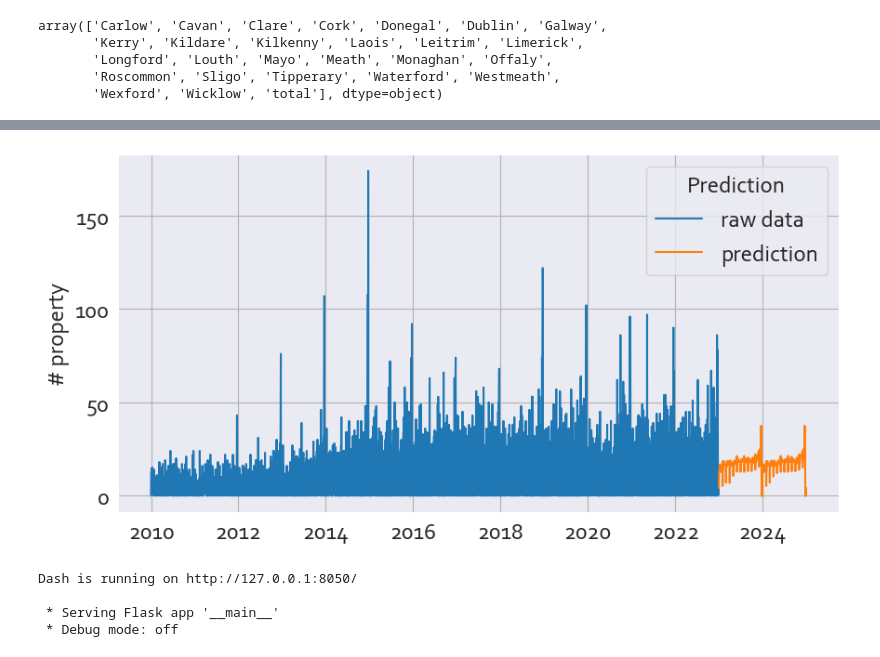
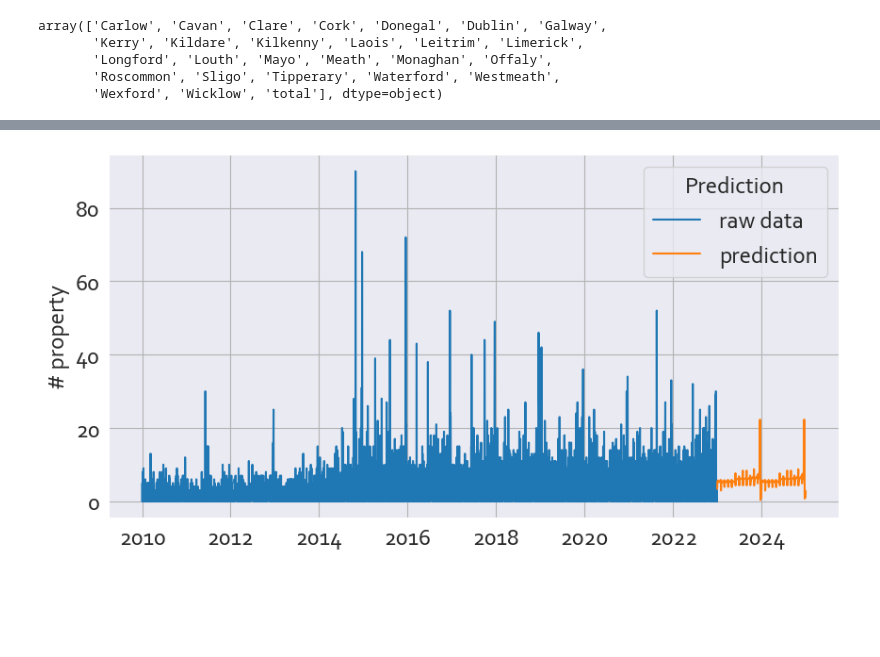
Before and after one commit to alexCCTcollege/CA-2, a Jupyter notebook: code 2.ipynb, the cells around one changed output, grey strips where cells are left out. Saved outputs shown, nothing was run; the diff lists cells and outputs as text; code cells hidden in the pictures; blank space fills up the shorter version.

Commit message:
Revert "dash"
This reverts commit 9c316eb3c96feb79ef51d199aeda78930bb9414a.

```diff
--- a/code 2.ipynb
+++ b/code 2.ipynb
@@ -759,8 +664,8 @@ array(['Carlow', 'Cavan', 'Clare', 'Cork', 'Donegal', 'Dublin', 'Galway',
        'Wexford', 'Wicklow', 'total'], dtype=object)
 # %%
 Cork = create_df_prediction('Cork')
-#Galway = create_df_prediction('Galway')
-#Limerick = create_df_prediction('Limerick')
-#Wicklow = create_df_prediction('Wicklow')
+Galway = create_df_prediction('Galway')
+Limerick = create_df_prediction('Limerick')
+Wicklow = create_df_prediction('Wicklow')
 # %% [output]
 ADF H1
@@ -779,63 +723,4 @@ ADF H1
 # %%
-graph = sns.lineplot(data=Cork, x=final.index, y='# property', hue='Prediction')
+graph = sns.lineplot(data=Limerick, x=final.index, y='# property', hue='Prediction')
 # %% [output]
-[figure, old version]
+[figure, new version]
-# %%
-from dash import Dash, html, dcc, callback, Output, Input, dcc
-import plotly.express as px
-import pandas as pd
-from datetime import date
-
-
-df = Cork
-
-app = Dash(__name__)
-
-app.layout = html.Div([
-     dcc.DatePickerRange(
-        id='my-date-picker-range',
-        min_date_allowed=date(2010, 1, 1),
-        max_date_allowed=date(2024, 12, 31),
-        initial_visible_month=date(2020, 1, 1),
-        end_date=date(2024, 1, 1)
-    ),
-    html.H1(children='Predicting number of properties saled', style={'textAlign':'center'}),
-    dcc.Dropdown(df.county.unique(), 'Cork', id='dropdown-selection'),
-    dcc.Graph(id='graph-content')
-])
-
-@callback(
-    Output('graph-content', 'figure'),
-    Input('dropdown-selection', 'value'),
-    Input('my-date-picker-range', 'start_date'),
-    Input('my-date-picker-range', 'end_date'))
-
-def update_output(value,start_date, end_date):
-    string_prefix = 'You have selected: '
-    if start_date is not None:
-        start_date_object = date.fromisoformat(start_date)
-        start_date_string = start_date_object.strftime('%B %d, %Y')
-        string_prefix = string_prefix + 'Start Date: ' + start_date_string + ' | '
-    if end_date is not None:
-        end_date_object = date.fromisoformat(end_date)
-        end_date_string = end_date_object.strftime('%B %d, %Y')
-        string_prefix = string_prefix + 'End Date: ' + end_date_string
-    if len(string_prefix) == len('You have selected: '):
-        return 'Select a date to see it displayed here'
-    else:
-        dff = df[df['county'] == value]
-        fig = px.line(dff, x='date', y='# property')
-    return fig
-
-def update_graph(value):
-    dff = df[df.county==value]
-    df['date'] = df.index
-    return px.line(df, x='date', y='# property')
-
-if __name__ == '__main__':
-    app.run_server(debug=False)
-# %% [output]
-Dash is running on http://127.0.0.1:8050/
-
- * Serving Flask app '__main__'
- * Debug mode: off
```
Also changed, not shown: parts of 21 cells of this notebook.
